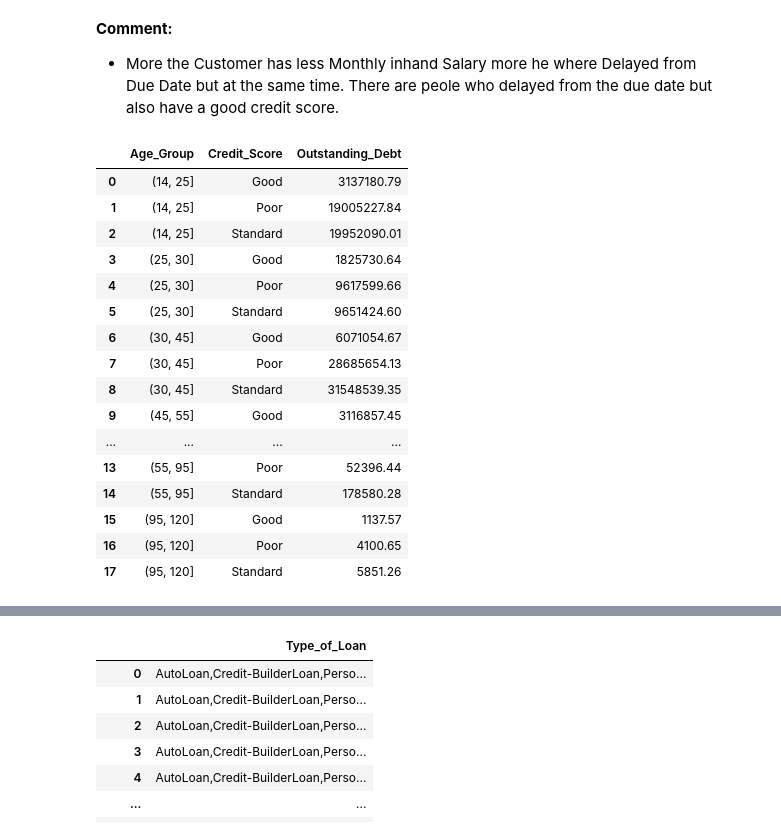
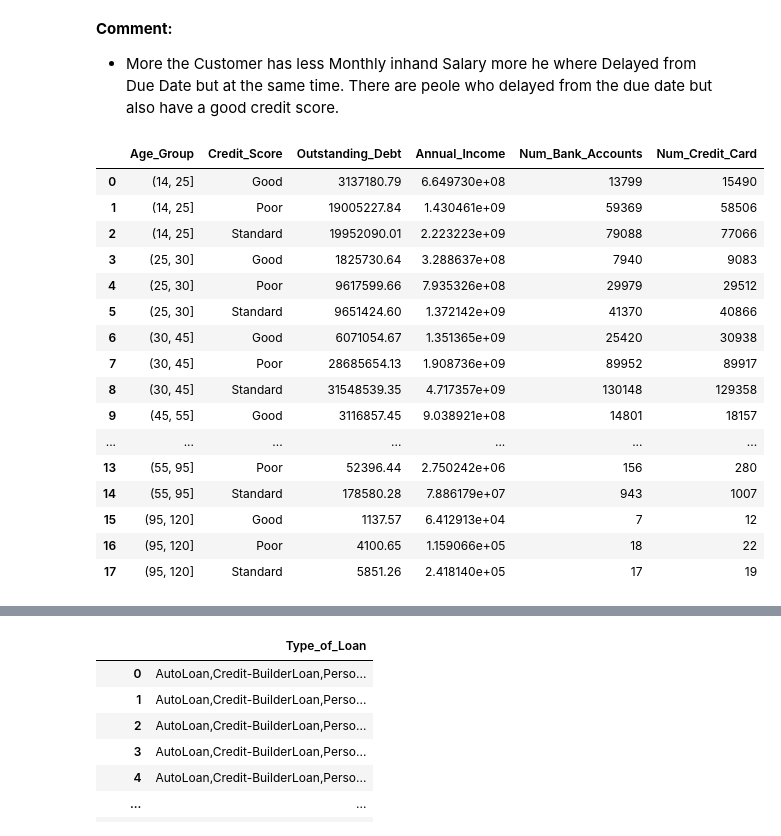
Before and after one commit to MohamedRamadanYakoup/Credit_Score_Classification, a Jupyter notebook: credit-score-cleaning-eda-modeling.ipynb, the cells around one changed output, grey strips where cells are left out. Saved outputs shown, nothing was run; the diff lists cells and outputs as text; code cells hidden in the pictures.

```diff
--- a/credit-score-cleaning-eda-modeling.ipynb
+++ b/credit-score-cleaning-eda-modeling.ipynb
@@ -153,7 +137,7 @@ df["Amount_invested_monthly"].dtype
 # %% [output]
 dtype('float64')
 # %%
-df["Monthly_Balance"] = df["Monthly_Balance"].replace("__-333333333333333333333333333__", -333333333333333333333333333.00)
+df["Monthly_Balance"] = df["Monthly_Balance"].replace("__-333333333333333333333333333__", 0)
 df["Monthly_Balance"] = df["Monthly_Balance"].astype("float64")
 df["Monthly_Balance"].dtype
 # %% [output]
@@ -221,6 +205,10 @@ for i in df.Interest_Rate:
 for i in df.Num_Bank_Accounts:
     if i > 100:
         df.Num_Bank_Accounts.replace(i, np.median(df.Num_Bank_Accounts), inplace=True)
+# %%
+for i in df.Num_Credit_Card:
+    if i > 50:
+        df.Num_Credit_Card.replace(i, np.median(df.Num_Credit_Card), inplace=True)
 # %%
 df["Monthly_Inhand_Salary"] = filling_na(df, "Monthly_Inhand_Salary", "num")
 df["Num_Credit_Inquiries"] = filling_na(df, "Num_Credit_Inquiries", "num")
@@ -457,23 +444,23 @@ plt.show()
 * More the Customer has less Monthly inhand Salary more he where Delayed from Due Date but at the same time. There are peole who delayed from the due date but also have a good credit score.
 # %%
 df["Age_Group"] = pd.cut(df.Age, bins=[14,25,30,45,55,95,120])
-age_groups = df.groupby(["Age_Group", "Credit_Score"])["Outstanding_Debt"].sum().to_frame().reset_index()
+age_groups = df.groupby(["Age_Group", "Credit_Score"])["Outstanding_Debt","Annual_Income","Num_Bank_Accounts", "Num_Credit_Card"].sum().reset_index()
 age_groups
 # %% [output]
-|  | Age_Group | Credit_Score | Outstanding_Debt |
-| 0 | (14, 25] | Good | 3137180.79 |
-| 1 | (14, 25] | Poor | 19005227.84 |
-| 2 | (14, 25] | Standard | 19952090.01 |
-| 3 | (25, 30] | Good | 1825730.64 |
-| 4 | (25, 30] | Poor | 9617599.66 |
-| 5 | (25, 30] | Standard | 9651424.60 |
-| 6 | (30, 45] | Good | 6071054.67 |
-| 7 | (30, 45] | Poor | 28685654.13 |
-| 8 | (30, 45] | Standard | 31548539.35 |
-| 9 | (45, 55] | Good | 3116857.45 |
-| ... | ... | ... | ... |
-| 13 | (55, 95] | Poor | 52396.44 |
-| 14 | (55, 95] | Standard | 178580.28 |
-| 15 | (95, 120] | Good | 1137.57 |
-| 16 | (95, 120] | Poor | 4100.65 |
-| 17 | (95, 120] | Standard | 5851.26 |
+|  | Age_Group | Credit_Score | Outstanding_Debt | Annual_Income | Num_Bank_Accounts | Num_Credit_Card |
+| 0 | (14, 25] | Good | 3137180.79 | 6.649730e+08 | 13799 | 15490 |
+| 1 | (14, 25] | Poor | 19005227.84 | 1.430461e+09 | 59369 | 58506 |
+| 2 | (14, 25] | Standard | 19952090.01 | 2.223223e+09 | 79088 | 77066 |
+| 3 | (25, 30] | Good | 1825730.64 | 3.288637e+08 | 7940 | 9083 |
+| 4 | (25, 30] | Poor | 9617599.66 | 7.935326e+08 | 29979 | 29512 |
+| 5 | (25, 30] | Standard | 9651424.60 | 1.372142e+09 | 41370 | 40866 |
+| 6 | (30, 45] | Good | 6071054.67 | 1.351365e+09 | 25420 | 30938 |
+| 7 | (30, 45] | Poor | 28685654.13 | 1.908736e+09 | 89952 | 89917 |
+| 8 | (30, 45] | Standard | 31548539.35 | 4.717357e+09 | 130148 | 129358 |
+| 9 | (45, 55] | Good | 3116857.45 | 9.038921e+08 | 14801 | 18157 |
+| ... | ... | ... | ... | ... | ... | ... |
+| 13 | (55, 95] | Poor | 52396.44 | 2.750242e+06 | 156 | 280 |
+| 14 | (55, 95] | Standard | 178580.28 | 7.886179e+07 | 943 | 1007 |
+| 15 | (95, 120] | Good | 1137.57 | 6.412913e+04 | 7 | 12 |
+| 16 | (95, 120] | Poor | 4100.65 | 1.159066e+05 | 18 | 22 |
+| 17 | (95, 120] | Standard | 5851.26 | 2.418140e+05 | 17 | 19 |
```
Also changed, not shown: parts of 21 cells of this notebook, 2 other files.
